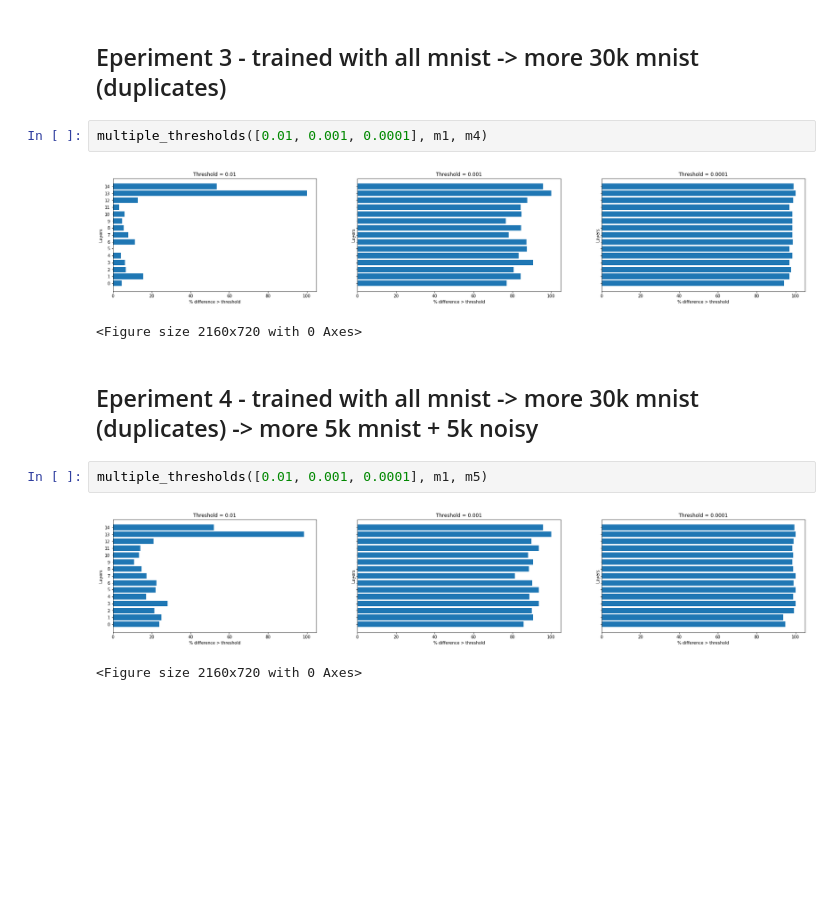
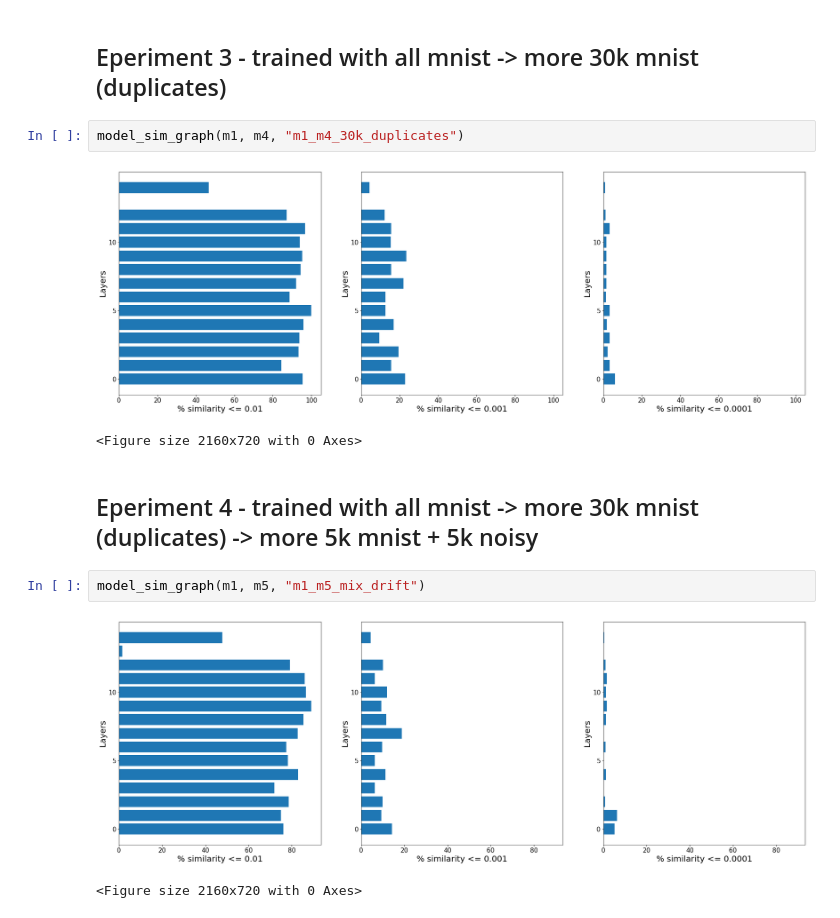
Before and after one commit to amitab/master_thesis, a Jupyter notebook: src/drift/Concept Drift (Data)/weights_analysis.ipynb, the cells around one changed output. Cells and saved outputs as stored; diff of their text form; blank space fills up the shorter version.

```diff
--- a/src/drift/Concept Drift (Data)/weights_analysis.ipynb
+++ b/src/drift/Concept Drift (Data)/weights_analysis.ipynb
@@ -144,15 +189,15 @@ m4 = tf.keras.models.load_model('30k_normal-45') # Model trained on 30k mnist da
 m5 = tf.keras.models.load_model('30k_normal_added_10k_mix-45') # m4 trained with 10k mix of mnist and noisy
 # %% [markdown]
 ## Eperiment 3 - trained with all mnist -> more 30k mnist (duplicates)
-# %%
-multiple_thresholds([0.01, 0.001, 0.0001], m1, m4)
-# %% [output]
-[figure, removed]
-<Figure size 2160x720 with 0 Axes>
+# %%
+model_sim_graph(m1, m4, "m1_m4_30k_duplicates")
+# %% [output]
+[figure, added]
+<Figure size 2160x720 with 0 Axes>
 # %% [markdown]
 ## Eperiment 4 - trained with all mnist -> more 30k mnist (duplicates) -> more 5k mnist + 5k noisy
-# %%
-multiple_thresholds([0.01, 0.001, 0.0001], m1, m5)
-# %% [output]
-[figure, removed]
-<Figure size 2160x720 with 0 Axes>
+# %%
+model_sim_graph(m1, m5, "m1_m5_mix_drift")
+# %% [output]
+[figure, added]
+<Figure size 2160x720 with 0 Axes>
```
Also changed, not shown: parts of 5 cells of this notebook, 4 other files.
